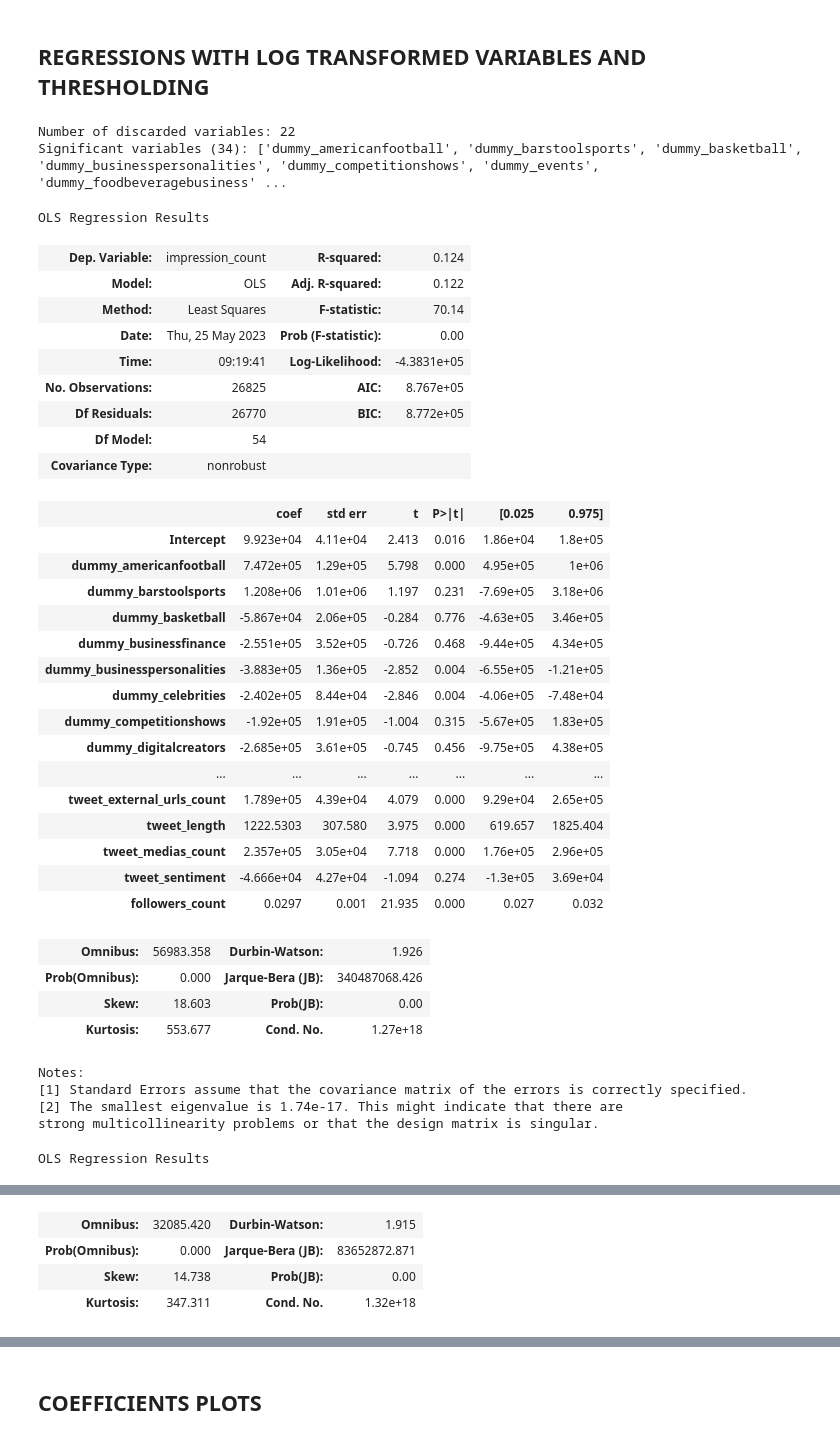
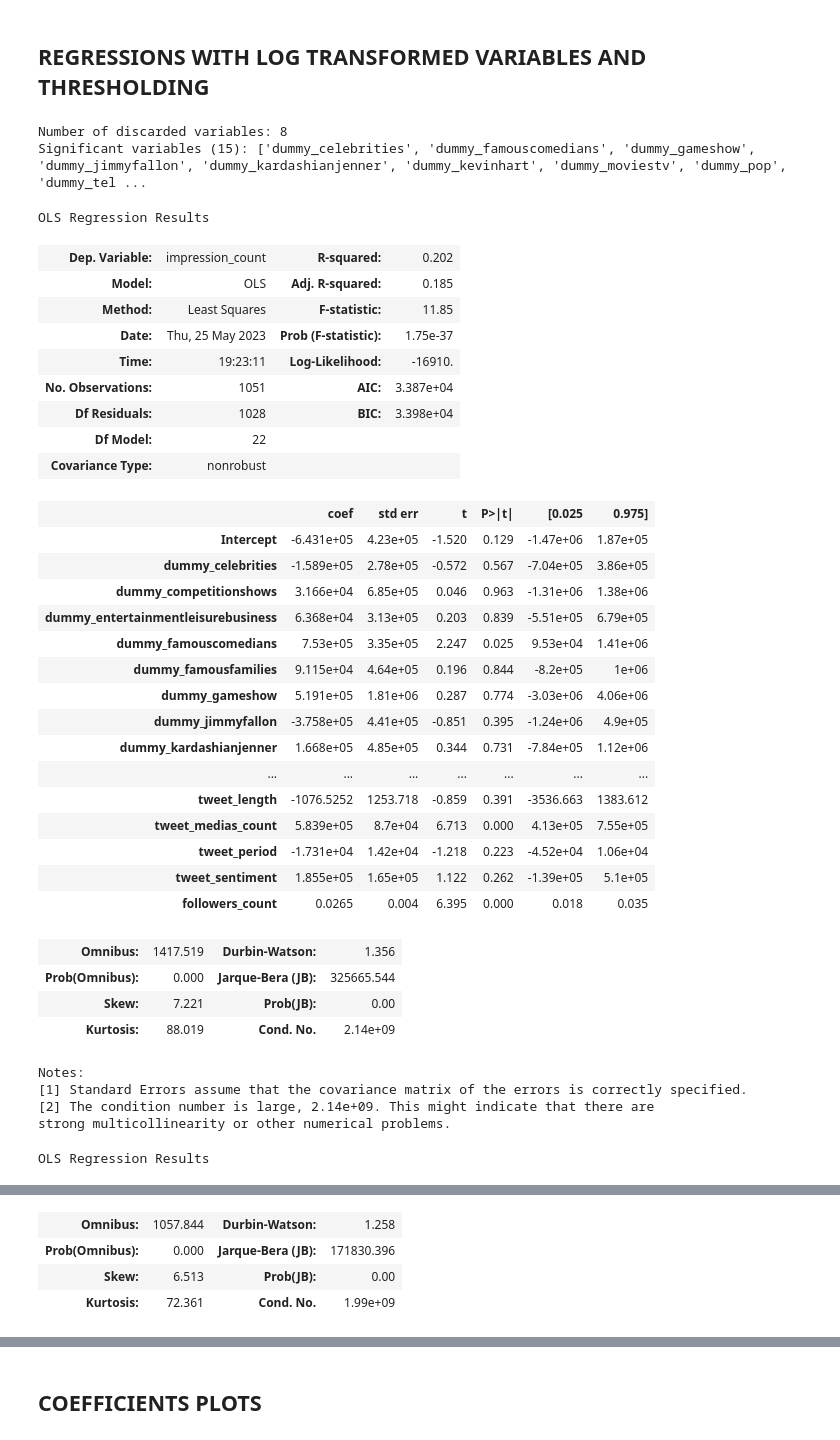
Before and after one commit to abiola123/TwitterAnalysis, a Jupyter notebook: notebooks/06_regression.ipynb, the cells around one changed output, grey strips where cells are left out. Cells and saved outputs as stored; diff of their text form; code cells hidden in the pictures.

```diff
--- a/notebooks/06_regression.ipynb
+++ b/notebooks/06_regression.ipynb
@@ -119,48 +119,48 @@ def regression(path, threshold=1e2):
 
     return res, res_threshold, res_log, res_final
 # %%
-path_data = '../data/regression/american_celebrities_regression_df.csv'
+path_data = '../data/regression/american_celebrities_regression_dff.csv'
 res_reg = regression(path_data)
 
 display(res_reg[0].summary())
 display(res_reg[1].summary())
 display(res_reg[2].summary())
 display(res_reg[3].summary())
 # %% [output]
-Number of discarded variables: 22
-Significant variables (34): ['dummy_americanfootball', 'dummy_barstoolsports', 'dummy_basketball', 'dummy_businesspersonalities', 'dummy_competitionshows', 'dummy_events', 'dummy_foodbeveragebusiness' ...
+Number of discarded variables: 8
+Significant variables (15): ['dummy_celebrities', 'dummy_famouscomedians', 'dummy_gameshow', 'dummy_jimmyfallon', 'dummy_kardashianjenner', 'dummy_kevinhart', 'dummy_moviestv', 'dummy_pop', 'dummy_tel ...
 OLS Regression Results
-| Dep. Variable: | impression_count | R-squared: | 0.124 |
-| Model: | OLS | Adj. R-squared: | 0.122 |
-| Method: | Least Squares | F-statistic: | 70.14 |
-| Date: | Thu, 25 May 2023 | Prob (F-statistic): | 0.00 |
-| Time: | 09:19:41 | Log-Likelihood: | -4.3831e+05 |
-| No. Observations: | 26825 | AIC: | 8.767e+05 |
-| Df Residuals: | 26770 | BIC: | 8.772e+05 |
-| Df Model: | 54 |  |  |
+| Dep. Variable: | impression_count | R-squared: | 0.202 |
+| Model: | OLS | Adj. R-squared: | 0.185 |
+| Method: | Least Squares | F-statistic: | 11.85 |
+| Date: | Thu, 25 May 2023 | Prob (F-statistic): | 1.75e-37 |
+| Time: | 19:23:11 | Log-Likelihood: | -16910. |
+| No. Observations: | 1051 | AIC: | 3.387e+04 |
+| Df Residuals: | 1028 | BIC: | 3.398e+04 |
+| Df Model: | 22 |  |  |
 | Covariance Type: | nonrobust |  |  |
 |  | coef | std err | t | P>|t| | [0.025 | 0.975] |
-| Intercept | 9.923e+04 | 4.11e+04 | 2.413 | 0.016 | 1.86e+04 | 1.8e+05 |
-| dummy_americanfootball | 7.472e+05 | 1.29e+05 | 5.798 | 0.000 | 4.95e+05 | 1e+06 |
-| dummy_barstoolsports | 1.208e+06 | 1.01e+06 | 1.197 | 0.231 | -7.69e+05 | 3.18e+06 |
-| dummy_basketball | -5.867e+04 | 2.06e+05 | -0.284 | 0.776 | -4.63e+05 | 3.46e+05 |
-| dummy_businessfinance | -2.551e+05 | 3.52e+05 | -0.726 | 0.468 | -9.44e+05 | 4.34e+05 |
-| dummy_businesspersonalities | -3.883e+05 | 1.36e+05 | -2.852 | 0.004 | -6.55e+05 | -1.21e+05 |
-| dummy_celebrities | -2.402e+05 | 8.44e+04 | -2.846 | 0.004 | -4.06e+05 | -7.48e+04 |
-| dummy_competitionshows | -1.92e+05 | 1.91e+05 | -1.004 | 0.315 | -5.67e+05 | 1.83e+05 |
-| dummy_digitalcreators | -2.685e+05 | 3.61e+05 | -0.745 | 0.456 | -9.75e+05 | 4.38e+05 |
+| Intercept | -6.431e+05 | 4.23e+05 | -1.520 | 0.129 | -1.47e+06 | 1.87e+05 |
+| dummy_celebrities | -1.589e+05 | 2.78e+05 | -0.572 | 0.567 | -7.04e+05 | 3.86e+05 |
+| dummy_competitionshows | 3.166e+04 | 6.85e+05 | 0.046 | 0.963 | -1.31e+06 | 1.38e+06 |
+| dummy_entertainmentleisurebusiness | 6.368e+04 | 3.13e+05 | 0.203 | 0.839 | -5.51e+05 | 6.79e+05 |
+| dummy_famouscomedians | 7.53e+05 | 3.35e+05 | 2.247 | 0.025 | 9.53e+04 | 1.41e+06 |
+| dummy_famousfamilies | 9.115e+04 | 4.64e+05 | 0.196 | 0.844 | -8.2e+05 | 1e+06 |
+| dummy_gameshow | 5.191e+05 | 1.81e+06 | 0.287 | 0.774 | -3.03e+06 | 4.06e+06 |
+| dummy_jimmyfallon | -3.758e+05 | 4.41e+05 | -0.851 | 0.395 | -1.24e+06 | 4.9e+05 |
+| dummy_kardashianjenner | 1.668e+05 | 4.85e+05 | 0.344 | 0.731 | -7.84e+05 | 1.12e+06 |
 | ... | ... | ... | ... | ... | ... | ... |
-| tweet_external_urls_count | 1.789e+05 | 4.39e+04 | 4.079 | 0.000 | 9.29e+04 | 2.65e+05 |
-| tweet_length | 1222.5303 | 307.580 | 3.975 | 0.000 | 619.657 | 1825.404 |
-| tweet_medias_count | 2.357e+05 | 3.05e+04 | 7.718 | 0.000 | 1.76e+05 | 2.96e+05 |
-| tweet_sentiment | -4.666e+04 | 4.27e+04 | -1.094 | 0.274 | -1.3e+05 | 3.69e+04 |
-| followers_count | 0.0297 | 0.001 | 21.935 | 0.000 | 0.027 | 0.032 |
+| tweet_length | -1076.5252 | 1253.718 | -0.859 | 0.391 | -3536.663 | 1383.612 |
+| tweet_medias_count | 5.839e+05 | 8.7e+04 | 6.713 | 0.000 | 4.13e+05 | 7.55e+05 |
+| tweet_period | -1.731e+04 | 1.42e+04 | -1.218 | 0.223 | -4.52e+04 | 1.06e+04 |
+| tweet_sentiment | 1.855e+05 | 1.65e+05 | 1.122 | 0.262 | -1.39e+05 | 5.1e+05 |
+| followers_count | 0.0265 | 0.004 | 6.395 | 0.000 | 0.018 | 0.035 |
-| Omnibus: | 56983.358 | Durbin-Watson: | 1.926 |
-| Prob(Omnibus): | 0.000 | Jarque-Bera (JB): | 340487068.426 |
-| Skew: | 18.603 | Prob(JB): | 0.00 |
-| Kurtosis: | 553.677 | Cond. No. | 1.27e+18 |
+| Omnibus: | 1417.519 | Durbin-Watson: | 1.356 |
+| Prob(Omnibus): | 0.000 | Jarque-Bera (JB): | 325665.544 |
+| Skew: | 7.221 | Prob(JB): | 0.00 |
+| Kurtosis: | 88.019 | Cond. No. | 2.14e+09 |
 Notes:
 [1] Standard Errors assume that the covariance matrix of the errors is correctly specified.
-[2] The smallest eigenvalue is 1.74e-17. This might indicate that there are
-strong multicollinearity problems or that the design matrix is singular.
+[2] The condition number is large, 2.14e+09. This might indicate that there are
+strong multicollinearity or other numerical problems.
 OLS Regression Results
@@ -192,6 +192,6 @@ OLS Regression Results
-| Omnibus: | 32085.420 | Durbin-Watson: | 1.915 |
-| Prob(Omnibus): | 0.000 | Jarque-Bera (JB): | 83652872.871 |
-| Skew: | 14.738 | Prob(JB): | 0.00 |
-| Kurtosis: | 347.311 | Cond. No. | 1.32e+18 |
+| Omnibus: | 1057.844 | Durbin-Watson: | 1.258 |
+| Prob(Omnibus): | 0.000 | Jarque-Bera (JB): | 171830.396 |
+| Skew: | 6.513 | Prob(JB): | 0.00 |
+| Kurtosis: | 72.361 | Cond. No. | 1.99e+09 |
 Notes:
 [1] Standard Errors assume that the covariance matrix of the errors is correctly specified.
```
Also changed, not shown: parts of 7 cells of this notebook, 5 other files.
